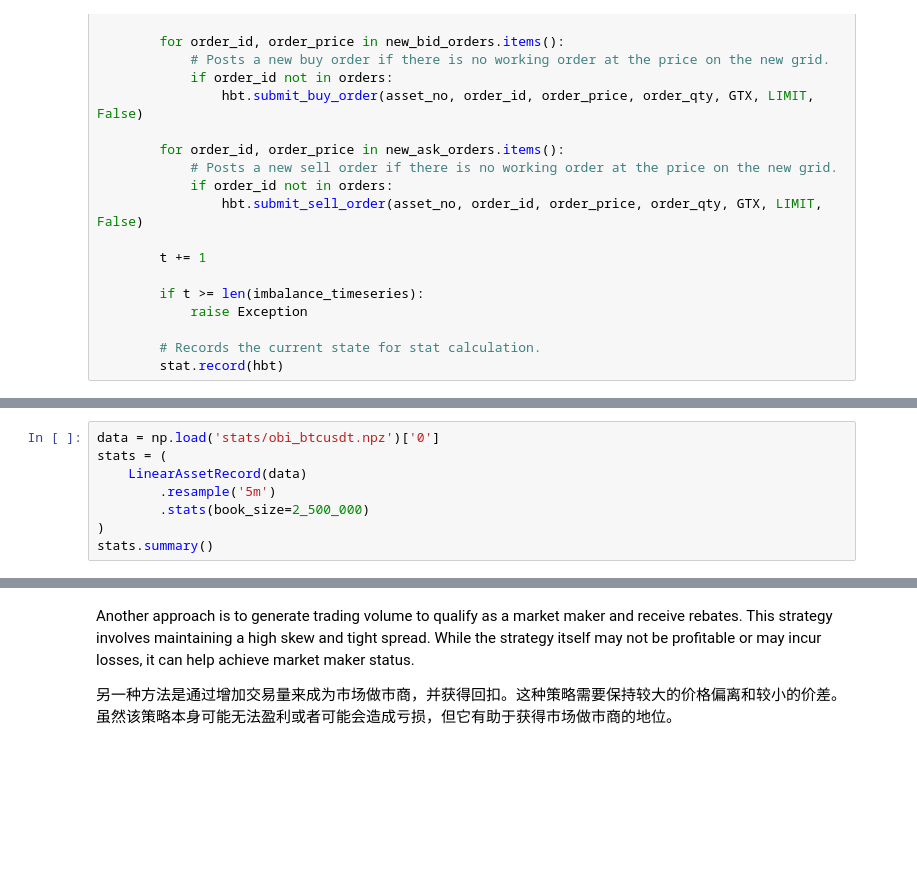
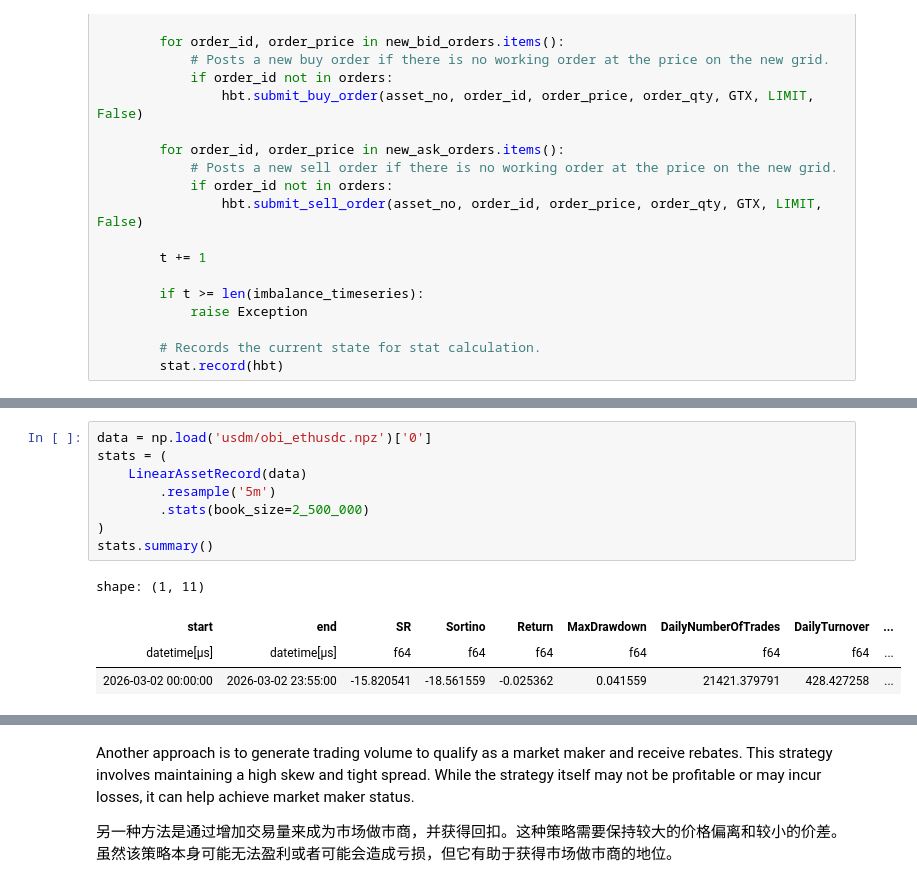
Before and after one commit to Hemingway-ai/hftbacktest, a Jupyter notebook: examples/Market Making with Alpha - Order Book Imbalance.ipynb, the cells around one changed output, grey strips where cells are left out. Drawn from its saved outputs; the diff is of its cells as text; blank space fills up the shorter version.

```diff
--- a/examples/Market Making with Alpha - Order Book Imbalance.ipynb
+++ b/examples/Market Making with Alpha - Order Book Imbalance.ipynb
@@ -309,10 +313,15 @@ recorder.to_npz('stats/obi_btcusdt.npz')
 # %%
-data = np.load('stats/obi_btcusdt.npz')['0']
+data = np.load('usdm/obi_ethusdc.npz')['0']
 stats = (
     LinearAssetRecord(data)
         .resample('5m')
         .stats(book_size=2_500_000)
 )
 stats.summary()
+# %% [output]
+shape: (1, 11)
+| start | end | SR | Sortino | Return | MaxDrawdown | DailyNumberOfTrades | DailyTurnover | ... |
+| datetime[μs] | datetime[μs] | f64 | f64 | f64 | f64 | f64 | f64 | ... |
+| 2026-03-02 00:00:00 | 2026-03-02 23:55:00 | -15.820541 | -18.561559 | -0.025362 | 0.041559 | 21421.379791 | 428.427258 | ... |
 # %%
 stats.plot()
```
Also changed, not shown: parts of 10 cells of this notebook, 2 other files.
